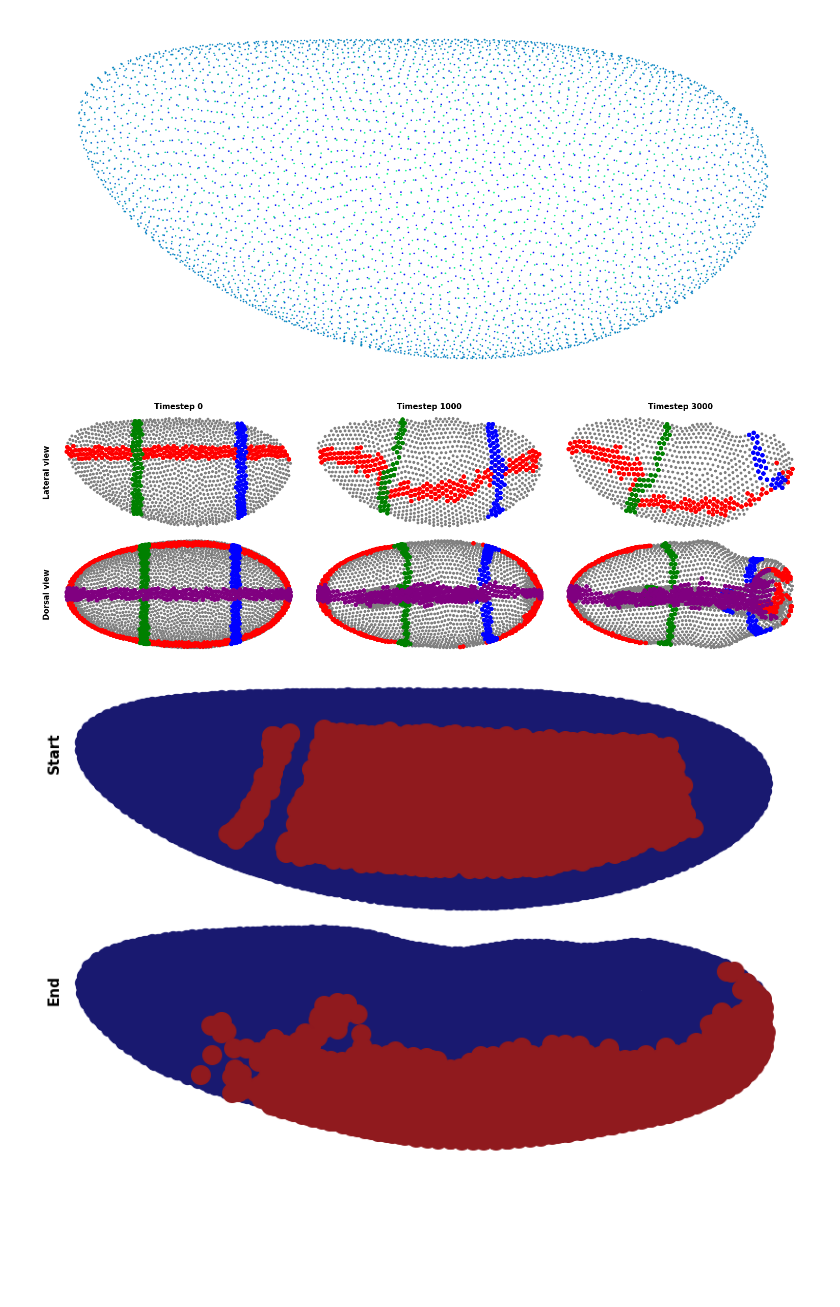
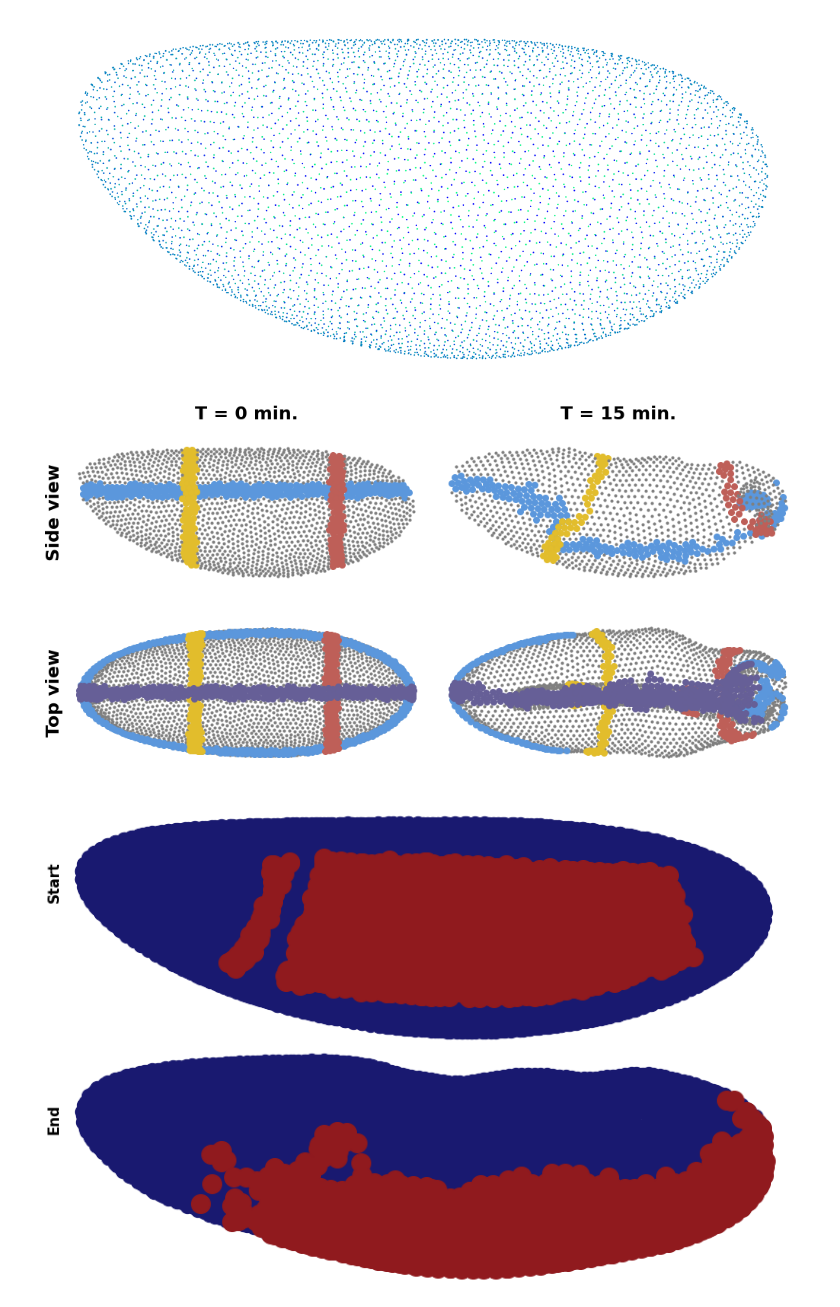
Before and after one commit to JakobSchauser/Thesis, a Jupyter notebook: CompareToData/GermBandMovements/germband.ipynb, the cells around one changed output. Drawn from its saved outputs; the diff is of its cells as text; code cells hidden in the pictures; blank space fills up the shorter version.

Commit message:
😭😭😭updated figures since Ala did not like them

```diff
--- a/CompareToData/GermBandMovements/germband.ipynb
+++ b/CompareToData/GermBandMovements/germband.ipynb
@@ -5,13 +5,17 @@ import cv2
 import matplotlib.pyplot as plt
 
 
-path = '../../CodePass2/runs/'
-path = "D:/"
-with h5py.File(path+'finale_normal.hdf5', 'r') as f:
-    # read the data
-    positions = f['x'][:]
-    properties = f['properties'][:][0]
-    p = f['p'][:]
+# path = '../../CodePass2/runs/'
+# path = "D:/"
+# with h5py.File(path+'finale_normal.hdf5', 'r') as f:
+#     # read the data
+#     positions = f['x'][:]
+#     properties = f['properties'][:][0]
+#     p = f['p'][:]
+
+
+positions = np.load("../f_poss.npy")
+# positions = np.load("../f_poss.npy")
 # %%
 fig = plt.figure(figsize=(15, 7))
 x, y, z = positions[0,:, 0], positions[0,:, 1], positions[0,:, 2]
@@ -55,47 +59,56 @@ stripe4 = (y>p)*(y<p+w)
 
 all_stripes = stripe1 | stripe2 | stripe3 | stripe4
 stripes_lst = [stripe1, stripe2, stripe3, stripe4]
-colors = ['r','g','b', "purple"]
+colors = ['#5b97dc','#e2bd2c','#be5f58', "#665f97"]
 
-fig, axs = plt.subplots(2,3, figsize=(15,5), constrained_layout=True)
+fig, axs = plt.subplots(2,2, figsize=(10,5), constrained_layout=True)
 axind = 0
 
 upper_axs = axs[0,:]
 lower_axs = axs[1,:]
 
-for t in [0,1000,3000]:
+for t in [0,3000]:
     y = positions[t,:,1]
     x = positions[t,:,0]
     z = positions[t,:,2]
 
-    ycut = 11
+    ycut = 8
+    yc2 = 9
     # lateral view
-    upper_axs[axind].scatter(x[~all_stripes][y[~all_stripes]>ycut], z[~all_stripes][y[~all_stripes]>ycut], c="grey", s = 10)
+    si = 0
     for c, stripe in zip(colors, stripes_lst):
-        upper_axs[axind].scatter(x[stripe][y[stripe]>ycut], z[stripe][y[stripe]>ycut], c=c, s = 30)
+        if si == 3:
+            continue
+        si +=1
+        upper_axs[axind].scatter(x[stripe][y[stripe]>yc2], z[stripe][y[stripe]>yc2], c=c, s = 30)
+    upper_axs[axind].scatter(x[~all_stripes][y[~all_stripes]>ycut], z[~all_stripes][y[~all_stripes]>ycut], c="grey", s = 4)
 
     # remove the ticks
     upper_axs[axind].axis('off')
+    upper_axs[axind].axis('equal')
 
     # dorsal view
     zcut = 0
-    lower_axs[axind].scatter(x[~all_stripes][z[~all_stripes]>zcut], y[~all_stripes][z[~all_stripes]>zcut], c="grey", s = 10)
+    lower_axs[axind].scatter(x[~all_stripes][z[~all_stripes]>zcut], y[~all_stripes][z[~all_stripes]>zcut], c="grey", s = 4)
     for c, stripe in zip(colors, stripes_lst):
+
         lower_axs[axind].scatter(x[stripe][z[stripe]>zcut], y[stripe][z[stripe]>zcut], c=c, s = 30)
 
     # remove the ticks
     lower_axs[axind].axis('off')
+    lower_axs[axind].axis('equal')
 
     axind += 1
 
 
-upper_axs[0].annotate('Lateral view', (-0.05, 0.5), xycoords = 'axes fraction', rotation = 90, va = 'center', fontweight = 'bold', fontsize = 11)
-lower_axs[0].annotate('Dorsal view', (-0.05, 0.5), xycoords = 'axes fraction', rotation = 90, va = 'center', fontweight = 'bold', fontsize = 11)
+fs  = 17
+upper_axs[0].annotate('Side view', (-0.05, 0.5), xycoords = 'axes fraction', rotation = 90, va = 'center', fontweight = 'bold', fontsize = fs)
+lower_axs[0].annotate('Top view', (-0.05, 0.5), xycoords = 'axes fraction', rotation = 90, va = 'center', fontweight = 'bold', fontsize = fs)
 
-for a, t in zip(upper_axs,[0,1000,3000]):
-    a.set_title('Timestep {}'.format(t),  fontweight = 'bold', fontsize = 11)
+for a, t in zip(upper_axs,["0 min.", "15 min."]):
+    a.set_title('T = {}'.format(t),  fontweight = 'bold', fontsize = fs)
 # %% [output]
-[figure, old version]
+[figure, new version]
 # %%
 import numpy as np
 import matplotlib.pyplot as plt
```
Also changed, not shown: 3 other files.
